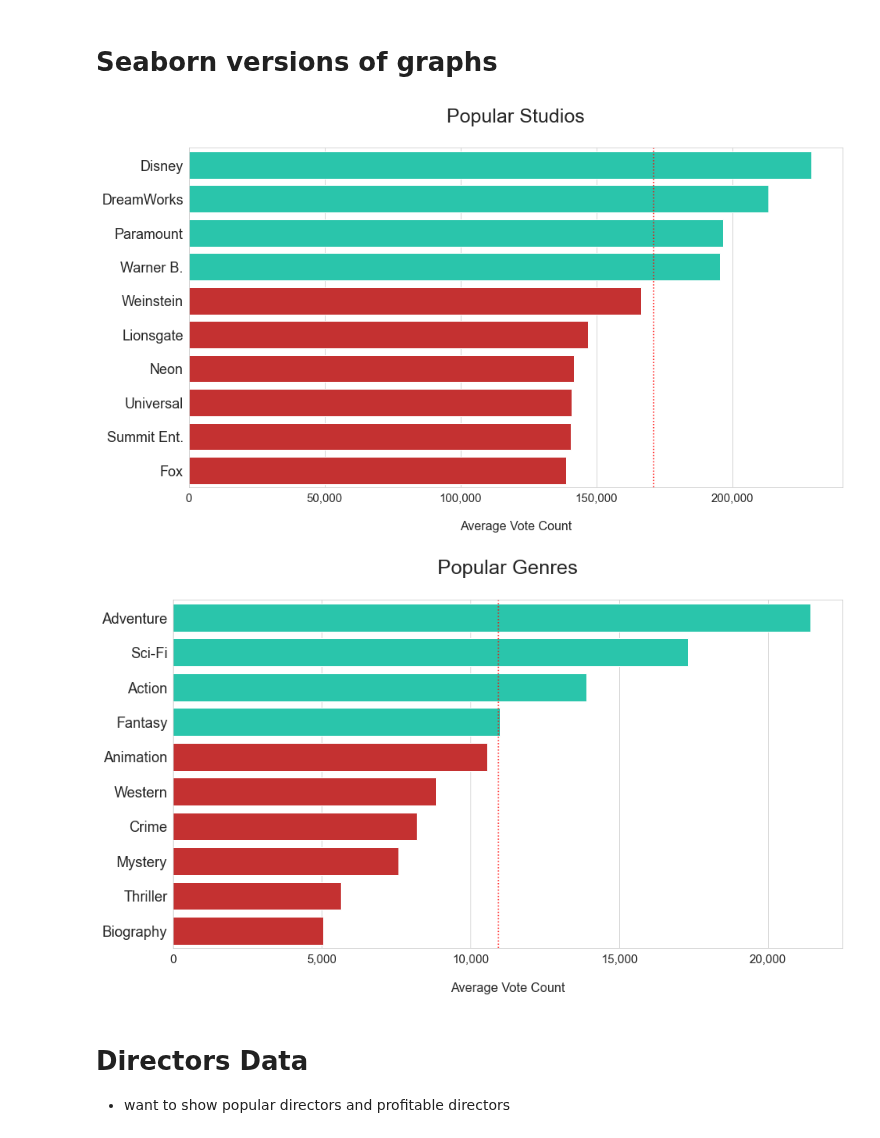
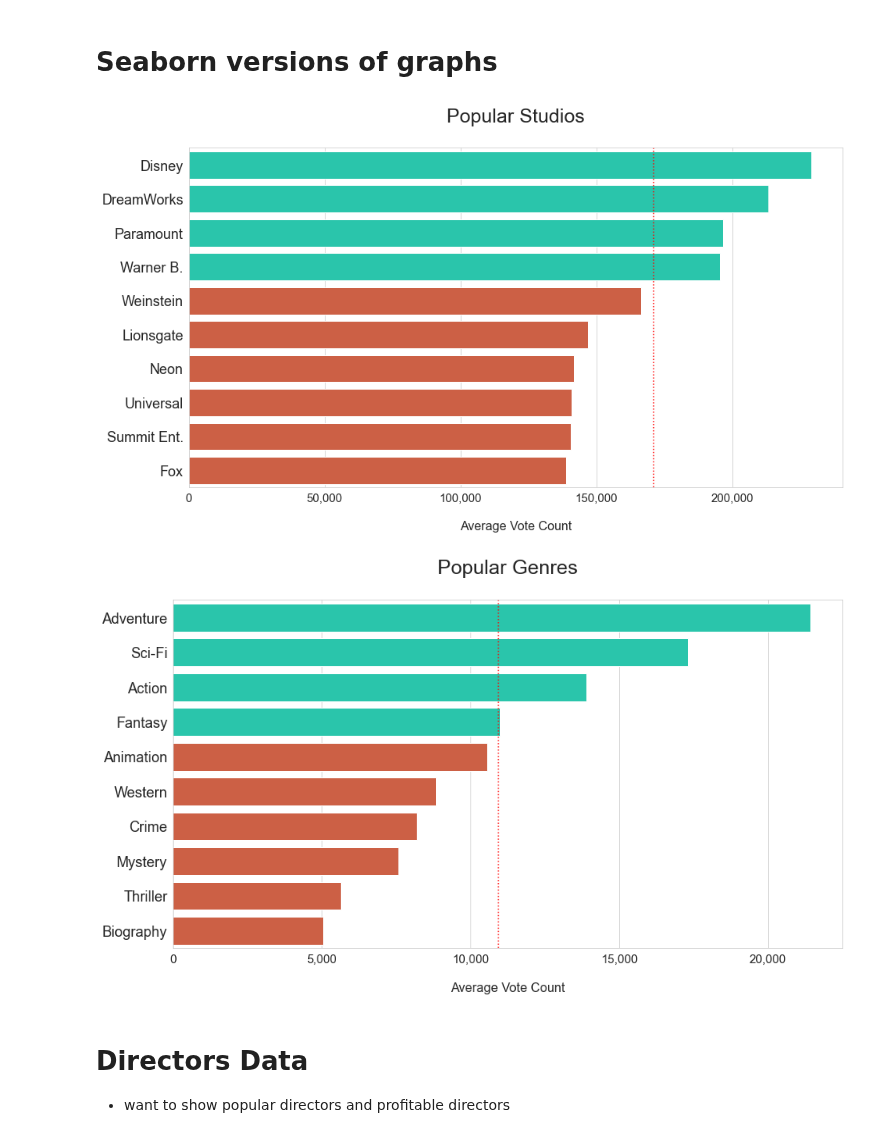
Before and after one commit to dcruzven/Movie-Analysis-Project, a Jupyter notebook: popular_work/David's_Notebook.ipynb, the cells around one changed output. Saved outputs shown, nothing was run; the diff lists cells and outputs as text; code cells hidden in the pictures.

```diff
--- a/popular_work/David's_Notebook.ipynb
+++ b/popular_work/David's_Notebook.ipynb
@@ -409,34 +409,34 @@ studios = ['Disney', 'DreamWorks', 'Paramount', 'Warner B.', 'Weinstein', 'Lions
 # %%
 import seaborn as sns
 import numpy as np
 plt.figure(figsize=(15,8))
 sns.set_style('whitegrid')
 
 pop_mean = pop_studios.values[:10].mean()
 
-col = np.where(pop_studios.values[:10] > pop_mean, '#10DFBC', '#dd1818')
+col = np.where(pop_studios.values[:10] > pop_mean, '#10DFBC', '#E2522F')
 
 ax4 = sns.barplot(y=studios,
                       x=pop_studios.values[:10],
                       orient='h',
                       palette = col)
 ax4.xaxis.set_major_formatter(StrMethodFormatter('{x:,.0f}'))
 #palette=sns.blend_palette(['#76BA1B', '#1E5631'], 10)
 plt.title('Popular Studios\n', fontsize = 25)
 plt.ylabel('')
 plt.xlabel('\nAverage Vote Count', fontsize = 16)
 plt.yticks(fontsize=18)
 plt.xticks(fontsize=15)
 plt.axvline(pop_mean, color='red', ls='dotted');
 # %% [output]
-[figure, old version]
+[figure, new version]
 # %%
 plt.figure(figsize=(15,8))
 sns.set_style('whitegrid')
 
 gen_mean = genre_values[:10].mean()
 
-c = np.where(genre_values[:10] > gen_mean, '#10DFBC', '#dd1818')
+c = np.where(genre_values[:10] > gen_mean, '#10DFBC', '#E2522F')
 
 ax5 = sns.barplot(y=genre[:10],
                       x=genre_values[:10],
@@ -450,7 +450,7 @@ plt.yticks(fontsize=18)
 plt.xticks(fontsize=15)
 plt.axvline(gen_mean, color='red', ls='dotted');
 # %% [output]
-[figure, old version]
+[figure, new version]
 # %% [markdown]
 # Directors Data
 - want to show popular directors and profitable directors
```
Also changed, not shown: parts of 3 cells of this notebook.
